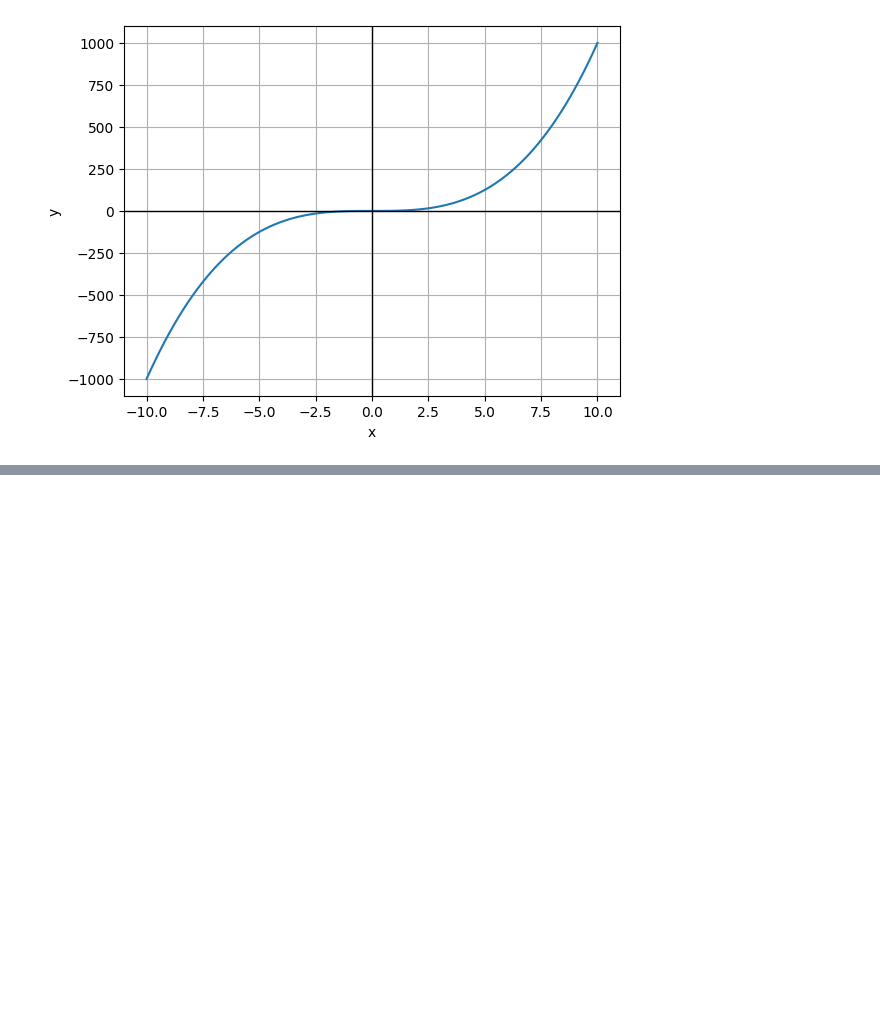
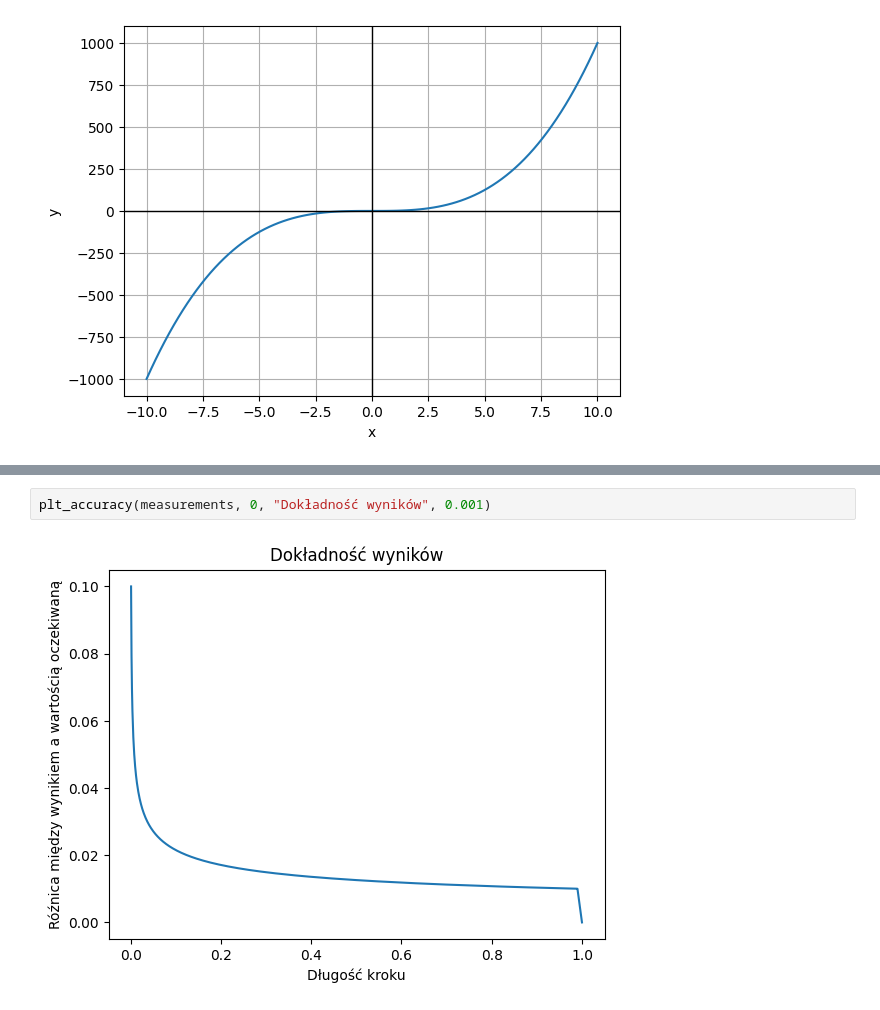
Before and after one commit to mbo009/WSI23Z, a Jupyter notebook: LAB01/Untitled.ipynb, the cells around one changed output, grey strips where cells are left out. Drawn from its saved outputs; the diff is of its cells as text; blank space fills up the shorter version.

```diff
--- a/LAB01/Untitled.ipynb
+++ b/LAB01/Untitled.ipynb
@@ -22,0 +82,4 @@ plt_function(functions.fGradient, True)
+# %%
+plt_accuracy(measurements, 0, "Dokładność wyników", 0.001)
+# %% [output]
+[figure, added]
```
Also changed, not shown: parts of 28 cells of this notebook, 5 other files.
